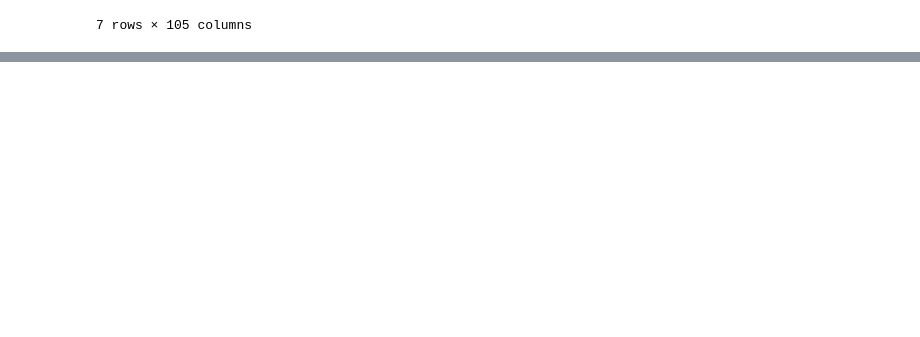
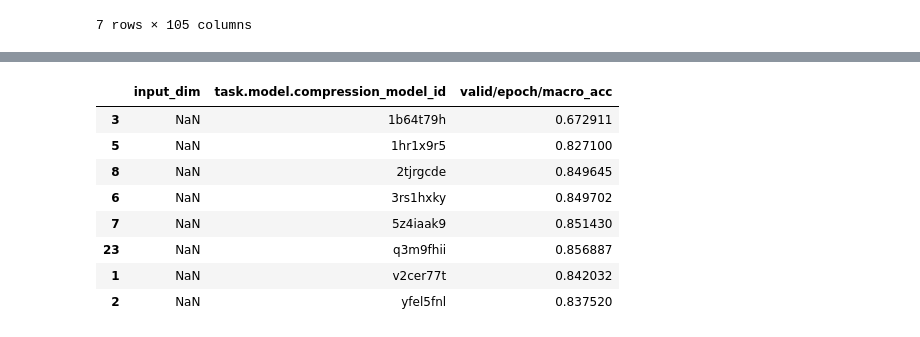
Before and after one commit to amyxlu/plaid-dev-distributed, a Jupyter notebook: notebooks/45_flip_tasks_seqlen256.ipynb, the cells around one changed output, grey strips where cells are left out. Cells and saved outputs as stored; diff of their text form; code cells hidden in the pictures; blank space fills up the shorter version.

```diff
--- a/notebooks/45_flip_tasks_seqlen256.ipynb
+++ b/notebooks/45_flip_tasks_seqlen256.ipynb
@@ -155,0 +189,25 @@ d['beta']
+# %%
+def mapping_fn(model_id, mode='dim'):
+    assert mode in ['dim', 'shorten']
+    if model_id == "identity":
+        return 1024
+    else:
+        try:
+            if mode == "dim":
+                return COMPRESSION_INPUT_DIMENSIONS[model_id]
+            elif mode == "shorten":
+                return COMPRESSION_SHORTEN_FACTORS[model_id]
+        except:
+            return np.nan
+
+df = beta
+
+
+df['input_dim'] = df['task.model.compression_model_id'].map(lambda x: mapping_fn(x, "dim"))
+df['shorten_factor'] = df['task.model.compression_model_id'].map(lambda x: mapping_fn(x, "shorten"))
+df = df.sort_values(by="input_dim")
+df = df.dropna(axis=1)
+# cols_to_keep = list(filter(lambda x: "[" in x, df.columns))
+# cols_to_keep = list(filter(lambda x: ("acc" in x) or ("spearman" in x), cols_to_keep))
+# cols_to_keep += ['input_dim','shorten_factor']
+# clean = df.filter(cols_to_keep, axis=1)
@@ -155,0 +234,17 @@ d['beta']
+# %%
+df = pd.read_csv("plaid_csvs/ss.csv")
+df['input_dim'] = df['task.model.compression_model_id'].map(lambda x: mapping_fn(x))
+
+df = df.iloc[df.groupby('task.model.compression_model_id')['valid/epoch/macro_acc'].idxmax()]
+df = df.sort_values(by="input_dim")# ['valid/epoch/macro_acc']
+df.filter(['input_dim', 'task.model.compression_model_id','valid/epoch/macro_acc'], axis=1)
+# %% [output]
+|  | input_dim | task.model.compression_model_id | valid/epoch/macro_acc |
+| 3 | NaN | 1b64t79h | 0.672911 |
+| 5 | NaN | 1hr1x9r5 | 0.827100 |
+| 8 | NaN | 2tjrgcde | 0.849645 |
+| 6 | NaN | 3rs1hxky | 0.849702 |
+| 7 | NaN | 5z4iaak9 | 0.851430 |
+| 23 | NaN | q3m9fhii | 0.856887 |
+| 1 | NaN | v2cer77t | 0.842032 |
+| 2 | NaN | yfel5fnl | 0.837520 |
```
Also changed, not shown: parts of 15 cells of this notebook, 4 other files.
